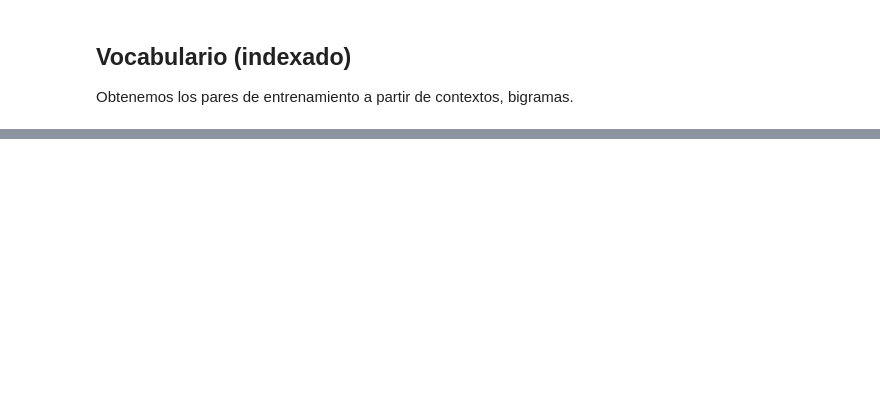
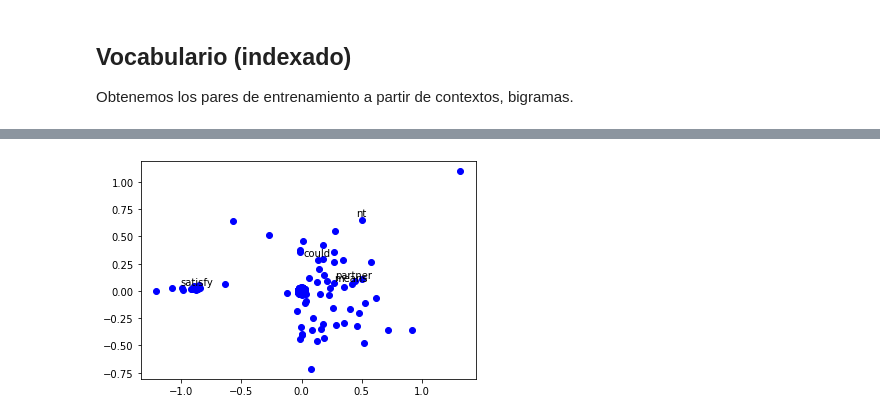
Before and after one commit to KarlaDSJ/WhatsMovie, a Jupyter notebook: process/Practica2.ipynb, the cells around one changed output, grey strips where cells are left out. Saved outputs shown, nothing was run; the diff lists cells and outputs as text; code cells hidden in the pictures; blank space fills up the shorter version.

```diff
--- a/process/Practica2.ipynb
+++ b/process/Practica2.ipynb
@@ -134,0 +157,18 @@ print(bigrams[:10])
+# %%
+def get_words_and_indexes(corpus):
+    # indices para cada palabra
+    words_to_index = list(Counter( chain(*[sentence for sentence in corpus]) ).keys())
+    # Agregamos etiquetas de inicio y fin al diccionario
+    words_to_index.append('<BOS>')
+    words_to_index.append('<EOS>')
+
+    words_to_index = dict(zip(words_to_index, range(0, len(words_to_index) - 1)))
+
+    # A cada línea de los diálogos se le agrega la etiqueta BOS al inicio y EOS al final
+    new_corpus = [[len(words_to_index) - 2] + [words_to_index[t] for t in text] + [len(words_to_index) - 1] for text in train]
+    # Se crean los bigramas
+    bigrams = list(chain(*[zip(cad,cad[1:]) for cad in new_corpus]))
+    return words_to_index, bigrams, new_corpus
+
+word_to_index, bigrams, new_corpus = get_words_and_indexes(train)
+print(len(bigrams))
@@ -134,0 +390,4 @@ print(bigrams[:10])
+# %%
+bengio = Bengio(len(word_to_index) + 1, len(word_to_index) + 1, len(bigrams))
+bengio.train(bigrams[:100])
+print(bengio.forward(word_to_index['stephen'])[word_to_index['strange']])
@@ -134,0 +406,5 @@ print(bigrams[:10])
+# %%
+label = [w[0] for w in sorted(list(word_to_index.items())[:5], key=itemgetter(1))]
+bengio.plot_words(label)
+# %% [output]
+[figure, added]
```
Also changed, not shown: parts of 12 cells of this notebook.
